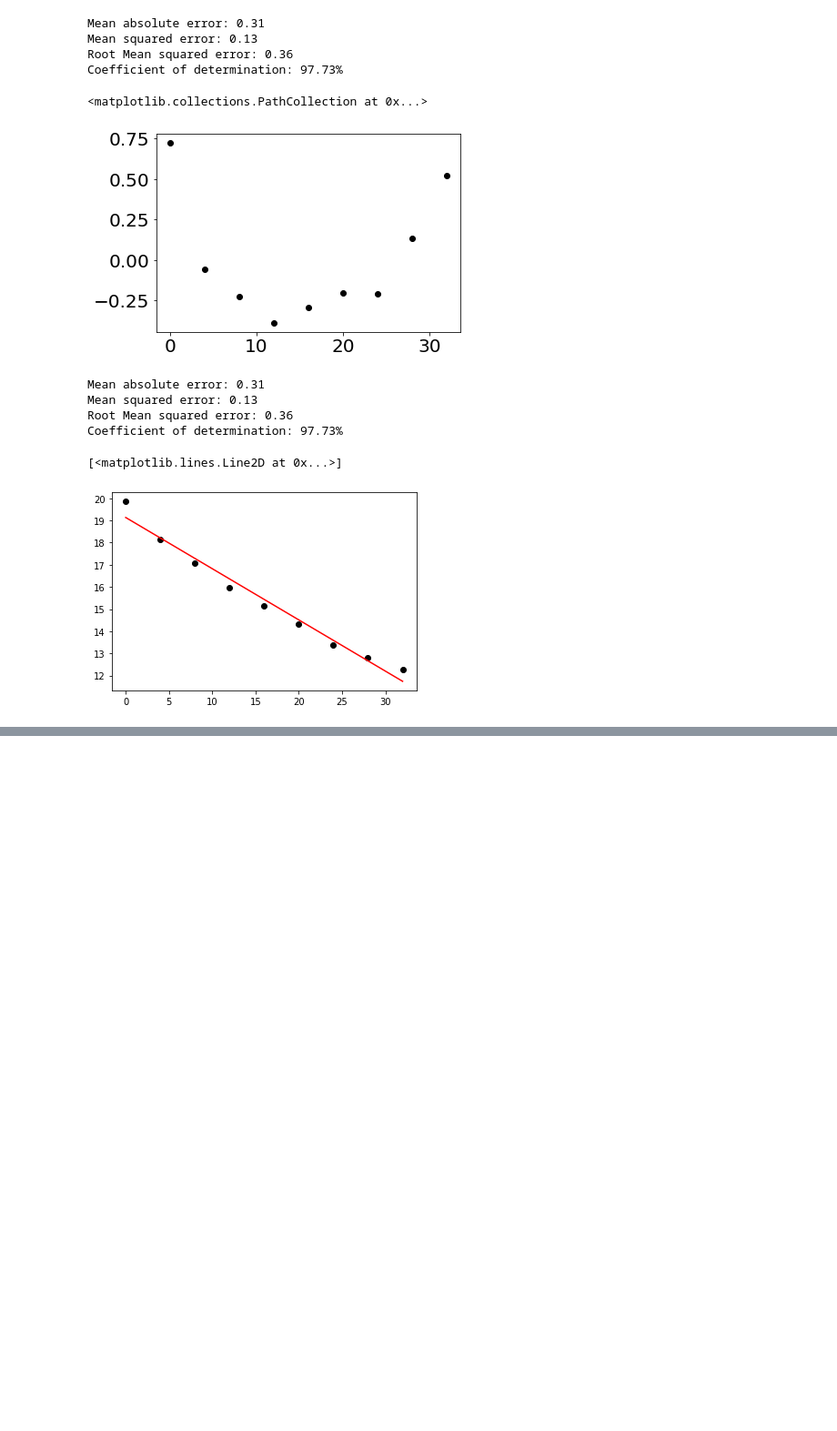
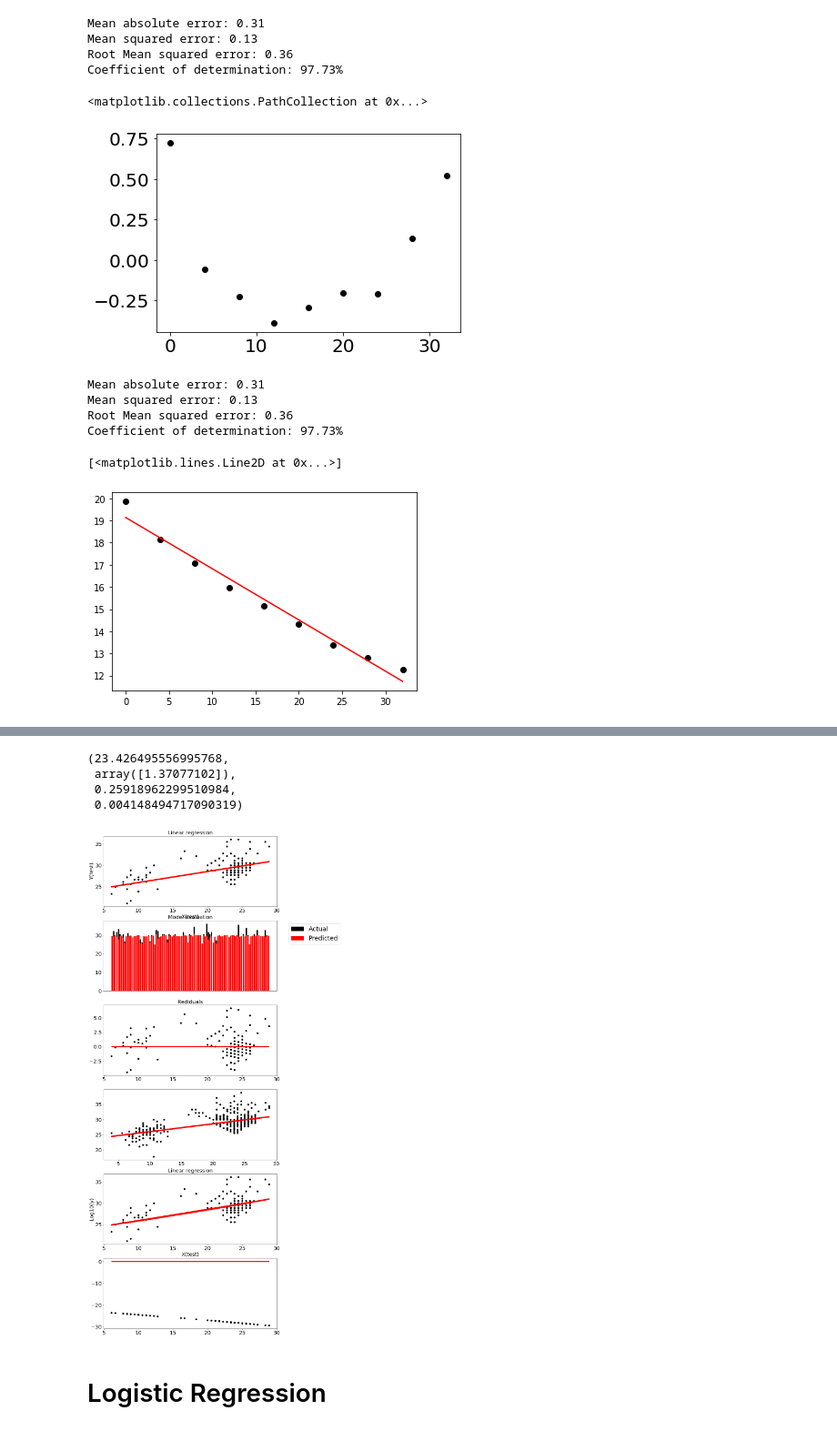
Before and after one commit to nachocodexx/cinvestav-dsc-detercoef, a Jupyter notebook: README.ipynb, the cells around one changed output, grey strips where cells are left out. Shown: that part at 91% size. Cells and saved outputs as stored; diff of their text form; code cells hidden in the pictures; blank space fills up the shorter version.

```diff
--- a/README.ipynb
+++ b/README.ipynb
@@ -336,0 +287,67 @@ do_all(x,y)
+# %%
+def do_all(x,y):
+    lr = LinearRegression()
+    x_train, x_test, y_train, y_test = TTS(x,y,test_size=0.30, random_state=42)
+    lr.fit(x_train,y_train)
+    b1 = lr.coef_[0][0]
+    b0     = np.mean(y)-np.mean(x)*b1
+#     Preddict
+    y_pred = lr.predict(x_test)
+#    Plotting
+    _,ax = plt.subplots(6,1,figsize=(12,35))
+    ax[0].scatter(x_test,y_test,color="black")
+    ax[0].plot(x_test,y_pred,color="red",linewidth=5)
+    ax[0].set_xlabel("X(test)")
+    ax[0].set_ylabel("Y(test)")
+    ax[0].set_title("Linear regression")
+#   Plotting(Actual / predicted)
+    xs = np.array(range(x_test.shape[0]))
+    take = 100
+    ax[1].bar(x=xs[:take],height = y_test[:,0][:take],color="black",label="Actual")
+    ax[1].bar(x=xs[:take],height = y_pred[:,0][:take],color="red",label="Predicted")
+    ax[1].set_xticks([])
+    ax[1].set_title("Model evaluation")
+    ax[1].legend(bbox_to_anchor=(1.05, 1))
+#     ax[1].legend()
+#   Plotting (Residuals)
+    residuals = y_test[:,0]-y_pred[:,0]
+    ax[2].scatter(x_test,residuals,color="black")
+    ax[2].set_title("Rediduals")
+    ax[2].hlines(np.zeros(50),np.min(x_test),np.max(x_test),color="red",linewidth=4)
+#   Linear regression
+    ax[3].scatter(x,y,color="black")
+    ax[3].plot(x,b0 + b1*x,color="red",linewidth=5)
+#
+    DV         = np.log10(y_train)
+    lr.fit(x_train,DV)
+    _b1        = lr.coef_[0][0]
+#     _b0        = np.mean(DV)-np.mean(x_train)*b1
+    _b0        = lr.intercept_
+    _y_test    =  np.log10(y_test)
+    _y_pred    =  np.power(10,_b0 + _b1*x_test)
+#     _y_pred    = lr.predict(x_test)
+    _residuals = np.log10(y_test) - _y_pred
+#     ax[4].scatter(x_test,_y_test,color="black")
+    ax[4].scatter(x_test,y_test,color="black")
+#     ax[4].plot(x_test,_y_pred,color="red",linewidth=5)
+    ax[4].plot(x_test,_y_pred,color="red",linewidth=5)
+    ax[4].set_xlabel("X(test)")
+    ax[4].set_ylabel("Log10(y)")
+    ax[4].set_title("Linear regression")
+#
+    ax[5].scatter(x_test,_residuals,color="black")
+    ax[5].hlines(np.zeros(50),np.min(x_test),np.max(x_test),color="red",linewidth=4)
+    return b0,_b0,b1,_b1
+
+
+x = weather_df['MinTemp'].to_numpy().reshape(-1,1)
+y = weather_df['MaxTemp'].to_numpy().reshape(-1,1)
+do_all(x,y)
+# %% [output]
+(23.426495556995768,
+ array([1.37077102]),
+ 0.25918962299510984,
+ 0.004148494717090319)
+[figure, added]
+# %% [markdown]
+# Logistic Regression
```
Also changed, not shown: parts of 15 cells of this notebook, 1 other file.
